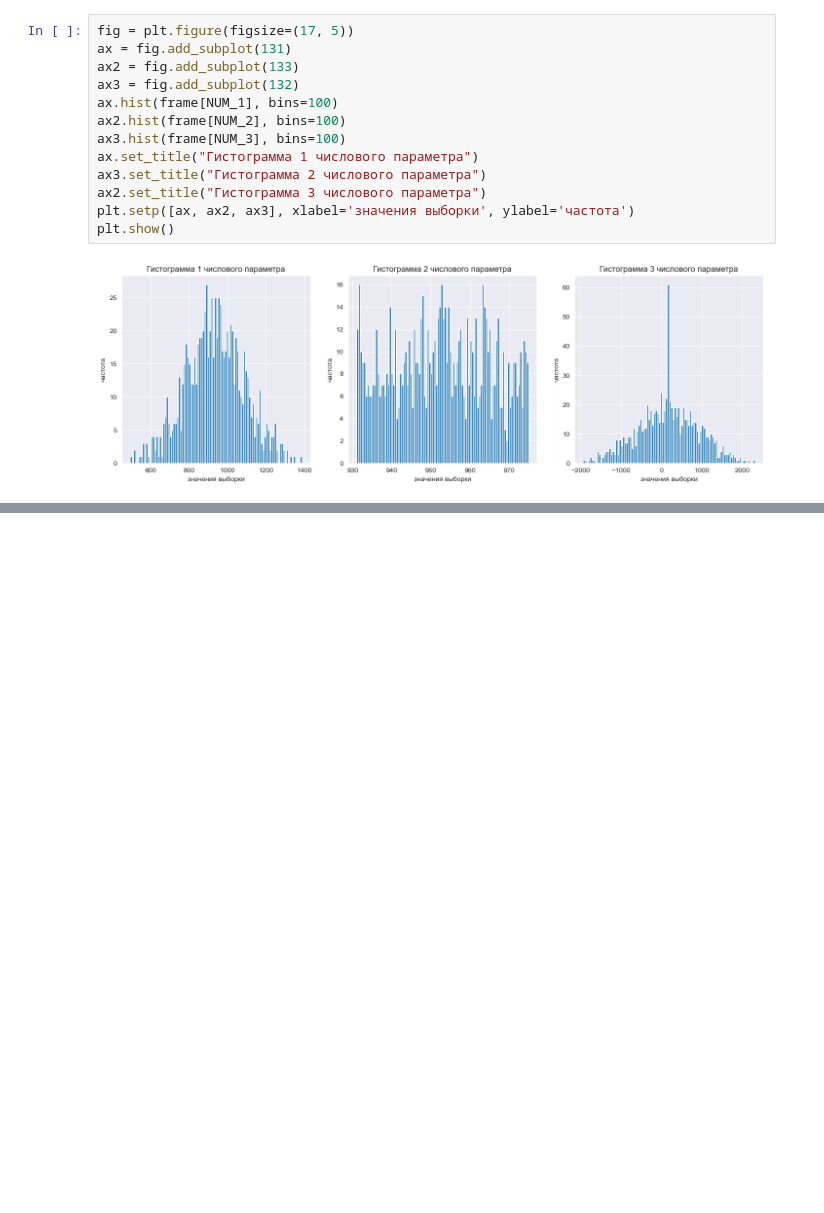
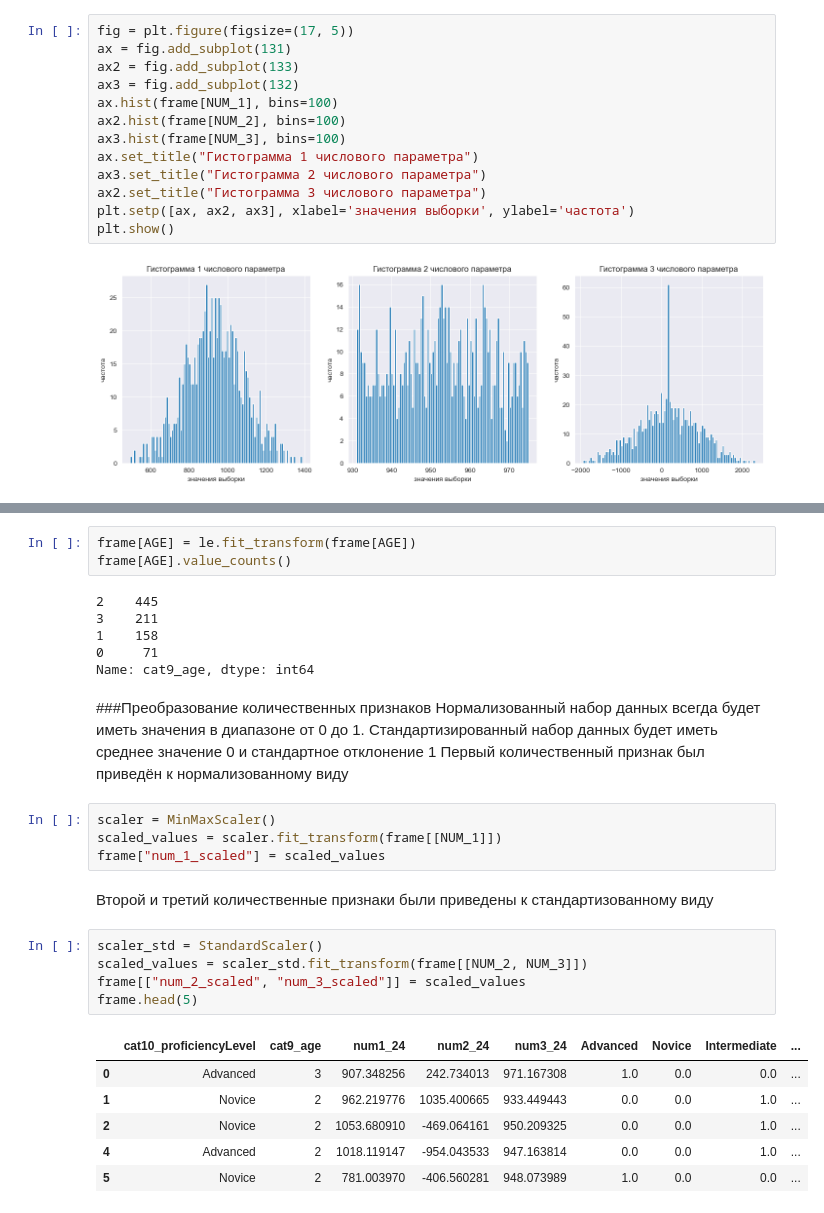
Before and after one commit to fongradnastya/data_analysis_1, a Jupyter notebook: notebooks/work1.ipynb, the cells around one changed output, grey strips where cells are left out. Cells and saved outputs as stored; diff of their text form; blank space fills up the shorter version.

```diff
--- a/notebooks/work1.ipynb
+++ b/notebooks/work1.ipynb
@@ -454,0 +477,32 @@ plt.show()
+# %%
+frame[AGE] = le.fit_transform(frame[AGE])
+frame[AGE].value_counts()
+# %% [output]
+2    445
+3    211
+1    158
+0     71
+Name: cat9_age, dtype: int64
+# %% [markdown]
+###Преобразование количественных признаков
+Нормализованный набор данных всегда будет иметь значения в диапазоне от 0 до 1.
+Стандартизированный набор данных будет иметь среднее значение 0 и стандартное отклонение 1
+Первый количественный признак был приведён к нормализованному виду
+# %%
+scaler = MinMaxScaler()
+scaled_values = scaler.fit_transform(frame[[NUM_1]])
+frame["num_1_scaled"] = scaled_values
+# %% [markdown]
+Второй и третий количественные признаки были приведены к стандартизованному виду
+# %%
+scaler_std = StandardScaler()
+scaled_values = scaler_std.fit_transform(frame[[NUM_2, NUM_3]])
+frame[["num_2_scaled", "num_3_scaled"]] = scaled_values
+frame.head(5)
+# %% [output]
+|  | cat10_proficiencyLevel | cat9_age | num1_24 | num2_24 | num3_24 | Advanced | Novice | Intermediate | ... |
+| 0 | Advanced | 3 | 907.348256 | 242.734013 | 971.167308 | 1.0 | 0.0 | 0.0 | ... |
+| 1 | Novice | 2 | 962.219776 | 1035.400665 | 933.449443 | 0.0 | 0.0 | 1.0 | ... |
+| 2 | Novice | 2 | 1053.680910 | -469.064161 | 950.209325 | 0.0 | 0.0 | 1.0 | ... |
+| 4 | Advanced | 2 | 1018.119147 | -954.043533 | 947.163814 | 0.0 | 0.0 | 1.0 | ... |
+| 5 | Novice | 2 | 781.003970 | -406.560281 | 948.073989 | 1.0 | 0.0 | 0.0 | ... |
```
Also changed, not shown: parts of 7 cells of this notebook, 1 other file.
